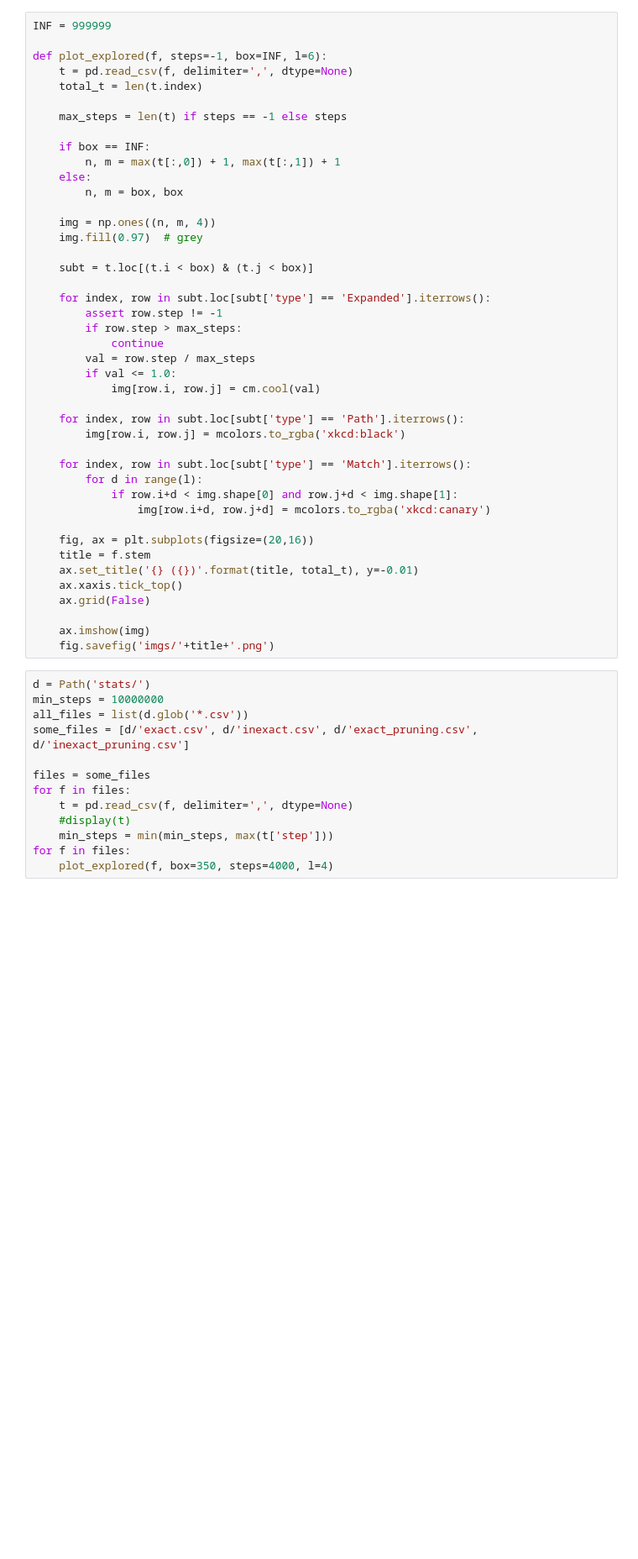
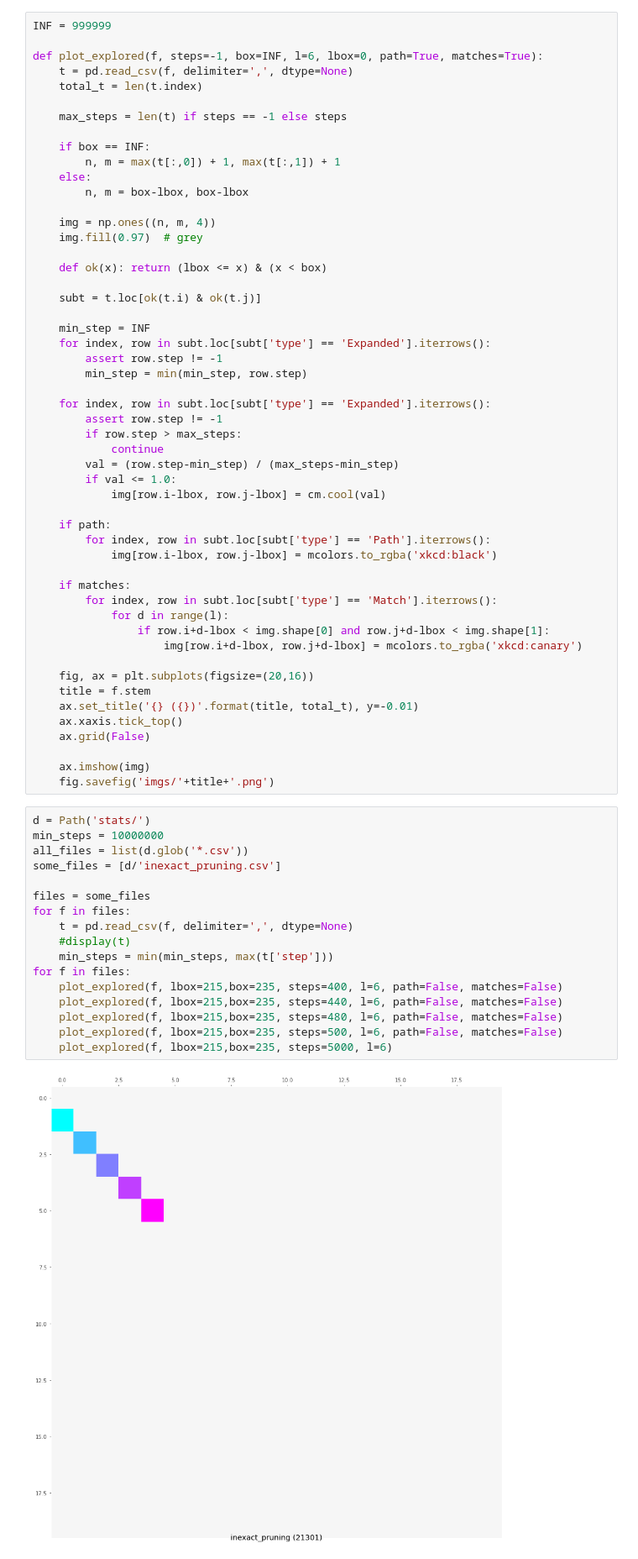
Before and after one commit to RagnarGrootKoerkamp/astar-pairwise-aligner, a Jupyter notebook: evals/visualize-explored.ipynb, the cells around one changed output. Shown at 84% size. Cells and saved outputs as stored; diff of their text form; blank space fills up the shorter version.

```diff
--- a/evals/visualize-explored.ipynb
+++ b/evals/visualize-explored.ipynb
@@ -12,7 +12,7 @@ pd.set_option('display.max_columns', None)
 # %%
 INF = 999999
 
-def plot_explored(f, steps=-1, box=INF, l=6):
+def plot_explored(f, steps=-1, box=INF, l=6, lbox=0, path=True, matches=True):
     t = pd.read_csv(f, delimiter=',', dtype=None)
     total_t = len(t.index)
 
@@ -21,28 +21,37 @@ def plot_explored(f, steps=-1, box=INF, l=6):
     if box == INF:
         n, m = max(t[:,0]) + 1, max(t[:,1]) + 1
     else:
-        n, m = box, box
+        n, m = box-lbox, box-lbox
 
     img = np.ones((n, m, 4))
     img.fill(0.97)  # grey
 
-    subt = t.loc[(t.i < box) & (t.j < box)]
+    def ok(x): return (lbox <= x) & (x < box)
+
+    subt = t.loc[ok(t.i) & ok(t.j)]
+
+    min_step = INF
+    for index, row in subt.loc[subt['type'] == 'Expanded'].iterrows():
+        assert row.step != -1
+        min_step = min(min_step, row.step)
 
     for index, row in subt.loc[subt['type'] == 'Expanded'].iterrows():
         assert row.step != -1
         if row.step > max_steps:
             continue
-        val = row.step / max_steps
+        val = (row.step-min_step) / (max_steps-min_step)
         if val <= 1.0:
-            img[row.i, row.j] = cm.cool(val)
+            img[row.i-lbox, row.j-lbox] = cm.cool(val)
 
-    for index, row in subt.loc[subt['type'] == 'Path'].iterrows():
-        img[row.i, row.j] = mcolors.to_rgba('xkcd:black')
+    if path:
+        for index, row in subt.loc[subt['type'] == 'Path'].iterrows():
+            img[row.i-lbox, row.j-lbox] = mcolors.to_rgba('xkcd:black')
 
-    for index, row in subt.loc[subt['type'] == 'Match'].iterrows():
-        for d in range(l):
-            if row.i+d < img.shape[0] and row.j+d < img.shape[1]:
-                img[row.i+d, row.j+d] = mcolors.to_rgba('xkcd:canary')
+    if matches:
+        for index, row in subt.loc[subt['type'] == 'Match'].iterrows():
+            for d in range(l):
+                if row.i+d-lbox < img.shape[0] and row.j+d-lbox < img.shape[1]:
+                    img[row.i+d-lbox, row.j+d-lbox] = mcolors.to_rgba('xkcd:canary')
 
     fig, ax = plt.subplots(figsize=(20,16))
     title = f.stem
@@ -55,13 +64,19 @@ def plot_explored(f, steps=-1, box=INF, l=6):
 # %%
 d = Path('stats/')
 min_steps = 10000000
 all_files = list(d.glob('*.csv'))
-some_files = [d/'exact.csv', d/'inexact.csv', d/'exact_pruning.csv', d/'inexact_pruning.csv']
+some_files = [d/'inexact_pruning.csv']
 
 files = some_files
 for f in files:
     t = pd.read_csv(f, delimiter=',', dtype=None)
     #display(t)
     min_steps = min(min_steps, max(t['step']))
 for f in files:
-    plot_explored(f, box=350, steps=4000, l=4)
+    plot_explored(f, lbox=215,box=235, steps=400, l=6, path=False, matches=False)
+    plot_explored(f, lbox=215,box=235, steps=440, l=6, path=False, matches=False)
+    plot_explored(f, lbox=215,box=235, steps=480, l=6, path=False, matches=False)
+    plot_explored(f, lbox=215,box=235, steps=500, l=6, path=False, matches=False)
+    plot_explored(f, lbox=215,box=235, steps=5000, l=6)
+# %% [output]
+[figure, added]
```
Also changed, not shown: parts of 3 cells of this notebook.
